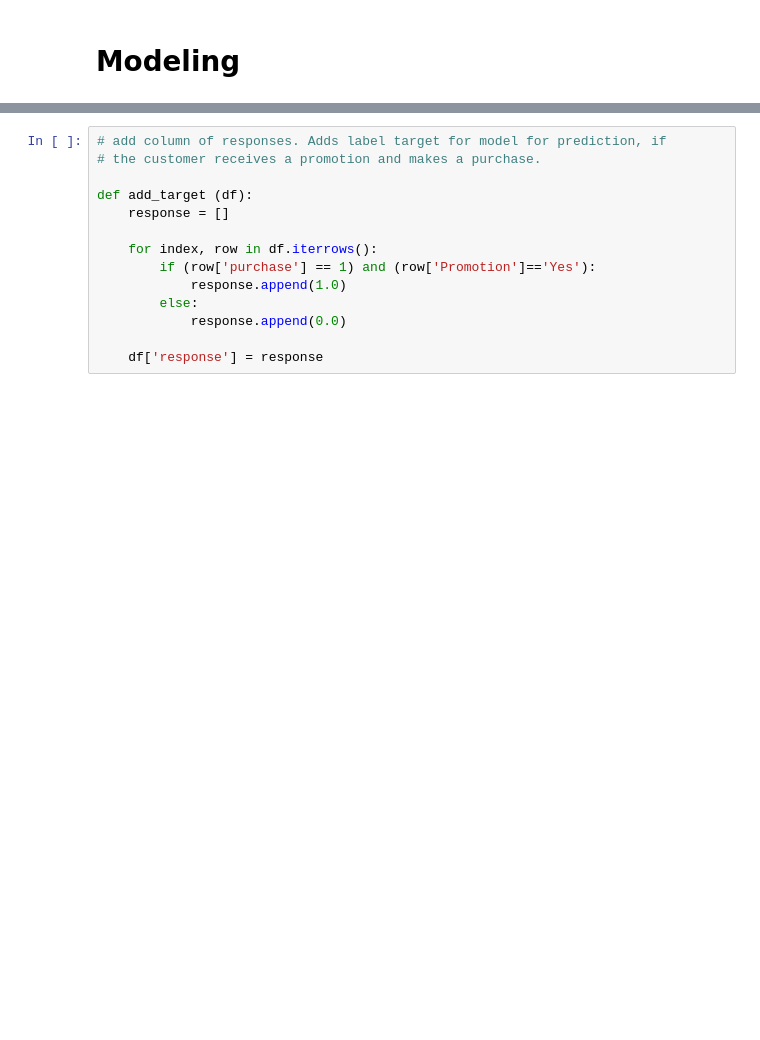
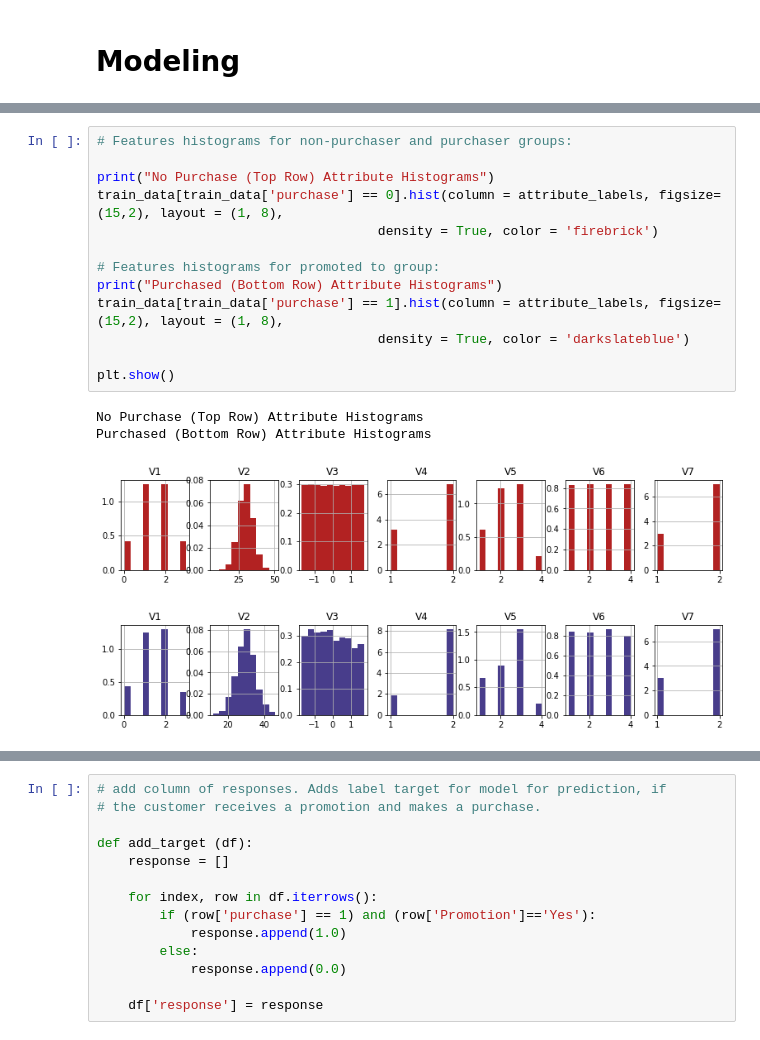
Before and after one commit to cphillips103/starbucks_analysis, a Jupyter notebook: Starbucks.ipynb, the cells around one changed output, grey strips where cells are left out. Cells and saved outputs as stored; diff of their text form; blank space fills up the shorter version.

```diff
--- a/Starbucks.ipynb
+++ b/Starbucks.ipynb
@@ -300,0 +303,18 @@ Promoted (Magenta) Attribute Histograms
+# %%
+# Features histograms for non-purchaser and purchaser groups:
+
+print("No Purchase (Top Row) Attribute Histograms")
+train_data[train_data['purchase'] == 0].hist(column = attribute_labels, figsize=(15,2), layout = (1, 8),
+                                    density = True, color = 'firebrick')
+
+# Features histograms for promoted to group:
+print("Purchased (Bottom Row) Attribute Histograms")
+train_data[train_data['purchase'] == 1].hist(column = attribute_labels, figsize=(15,2), layout = (1, 8),
+                                    density = True, color = 'darkslateblue')
+
+plt.show()
+# %% [output]
+No Purchase (Top Row) Attribute Histograms
+Purchased (Bottom Row) Attribute Histograms
+[figure, added]
+[figure, added]
```
Also changed, not shown: parts of 61 cells of this notebook, 7 other files.
